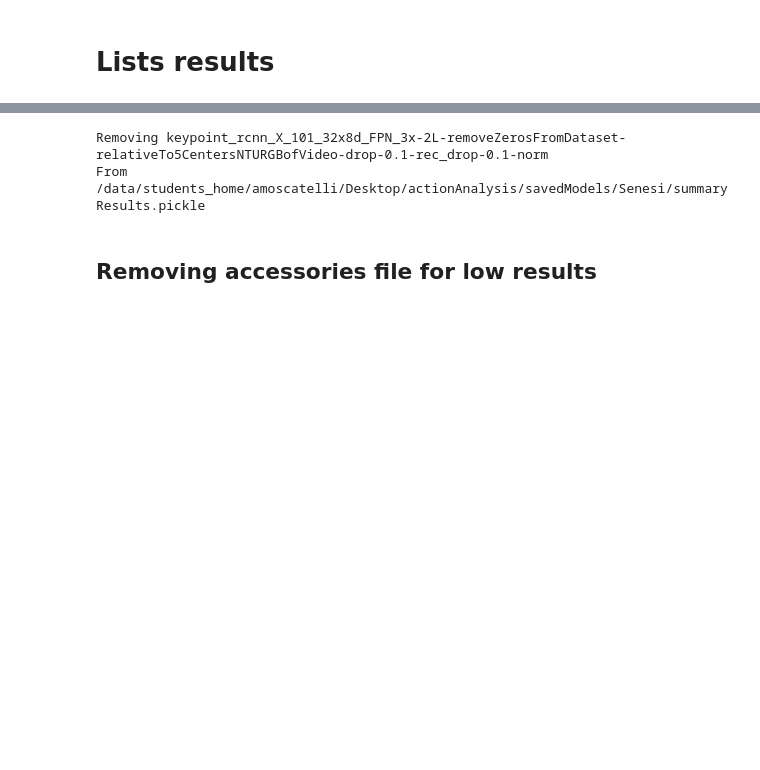
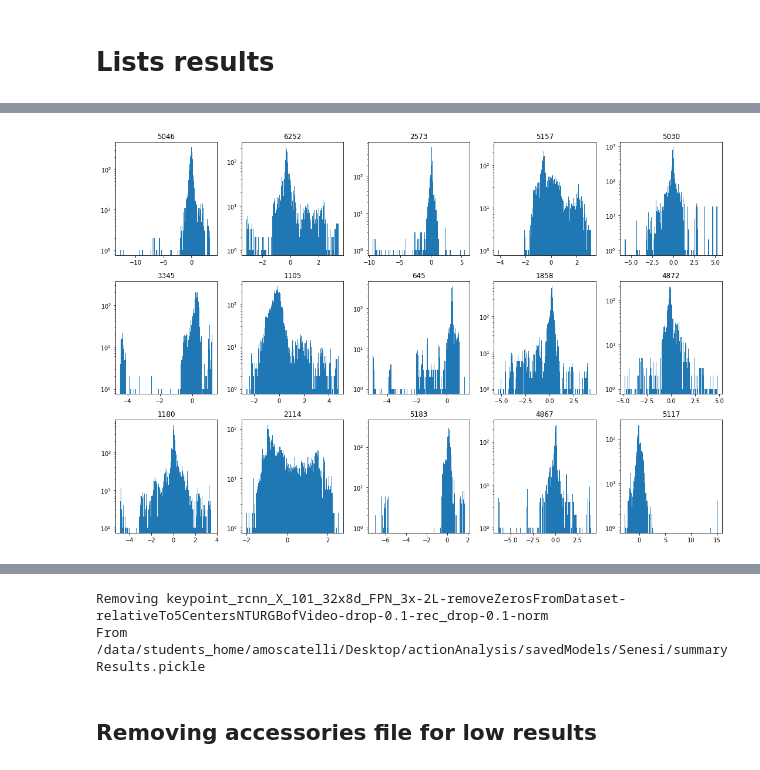
Before and after one commit to Andrea-moscatelli/tesiMagistrale, a Jupyter notebook: src/[REF]Classification.ipynb, the cells around one changed output, grey strips where cells are left out. Cells and saved outputs as stored; diff of their text form; code cells hidden in the pictures; blank space fills up the shorter version.

```diff
--- a/src/[REF]Classification.ipynb
+++ b/src/[REF]Classification.ipynb
@@ -915,0 +1632,26 @@ print(*resultToPrint,sep="\n")
+# %%
+from random import randint
+video_ids = [randint(0,len(train_set[0])) for i in range(15)]
+# %%
+# CUMULATIVE DIFFERENCES
+import matplotlib.pyplot as plt
+from random import randint
+
+
+fig, axes = plt.subplots(nrows=3, ncols=5)
+fig.set_size_inches(15,10)
+counter = 0
+for axes_row in axes:
+    for ax in axes_row:
+#         video_idx = randint(0,len(train_set[0]))
+        video_idx = video_ids[counter]
+        counter += 1
+        videoToVisualize = train_set[0][video_idx]
+        y = videoToVisualize.flatten()
+        ax.hist(y, bins=200)
+        ax.set_title(video_idx)
+        ax.set_yscale('log')
+fig.tight_layout()
+plt.show()
+# %% [output]
+[figure, added]
```
Also changed, not shown: parts of 70 cells of this notebook, 6 other files.
